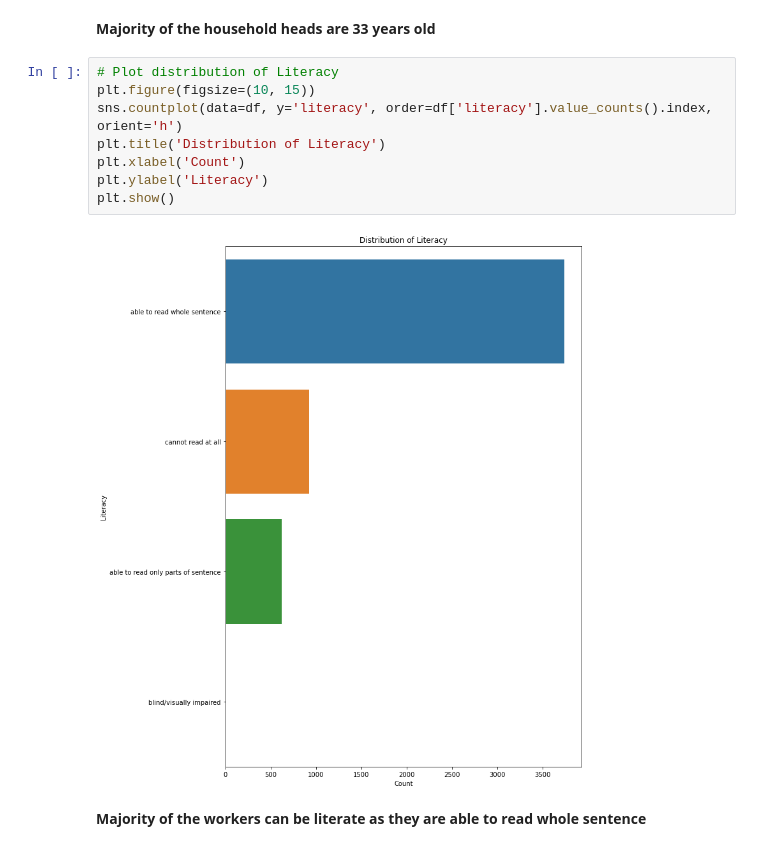
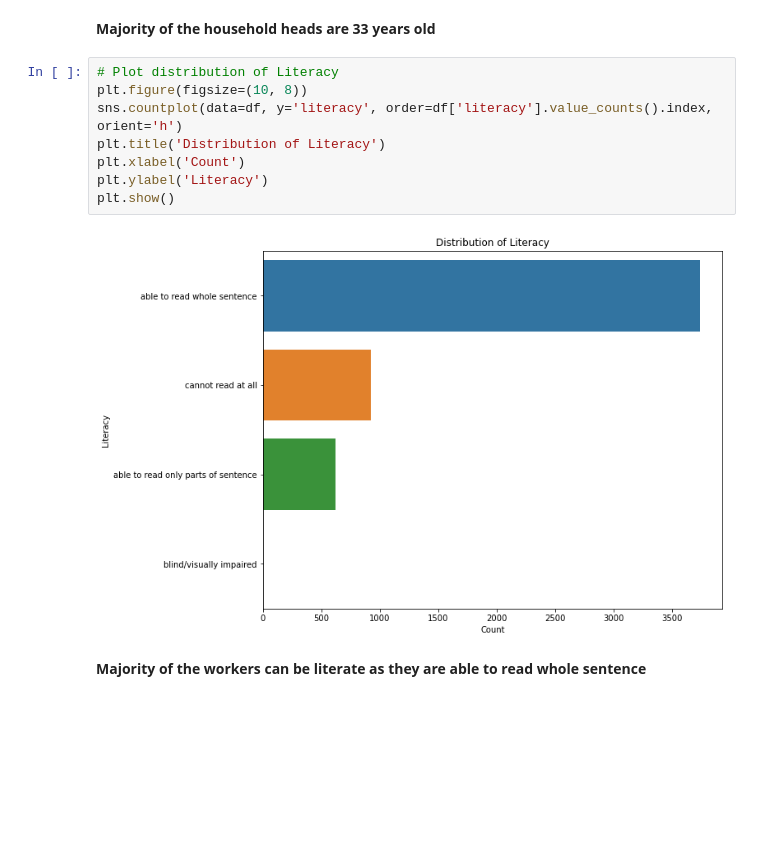
Before and after one commit to itsyourgirlnicky/Prediciting-Contributions-of-Informal-Workers-to-the-SHIF, a Jupyter notebook: Capstone_Project.ipynb, the cells around one changed output. Cells and saved outputs as stored; diff of their text form; blank space fills up the shorter version.

```diff
--- a/Capstone_Project.ipynb
+++ b/Capstone_Project.ipynb
@@ -788,14 +780,14 @@ plt.show()
 **Majority of the household heads are 33 years old**
 # %%
 # Plot distribution of Literacy
-plt.figure(figsize=(10, 15))
+plt.figure(figsize=(10, 8))
 sns.countplot(data=df, y='literacy', order=df['literacy'].value_counts().index, orient='h')
 plt.title('Distribution of Literacy')
 plt.xlabel('Count')
 plt.ylabel('Literacy')
 plt.show()
 # %% [output]
-[figure, old version]
+[figure, new version]
 # %% [markdown]
 **Majority of the workers can be literate as they are able to read whole sentence**
 # %%
```
Also changed, not shown: parts of 165 cells of this notebook.
